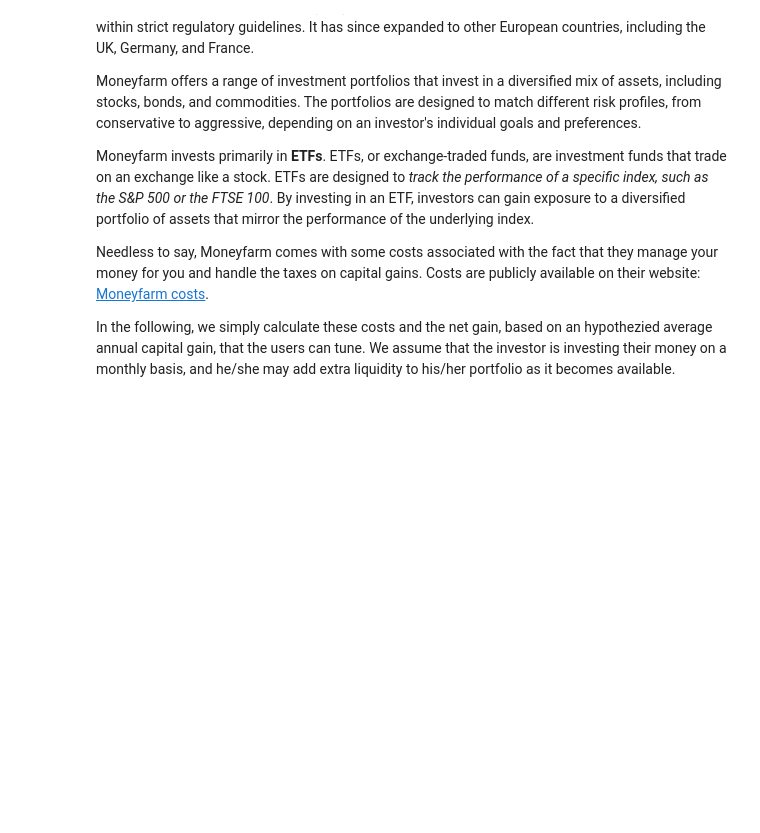
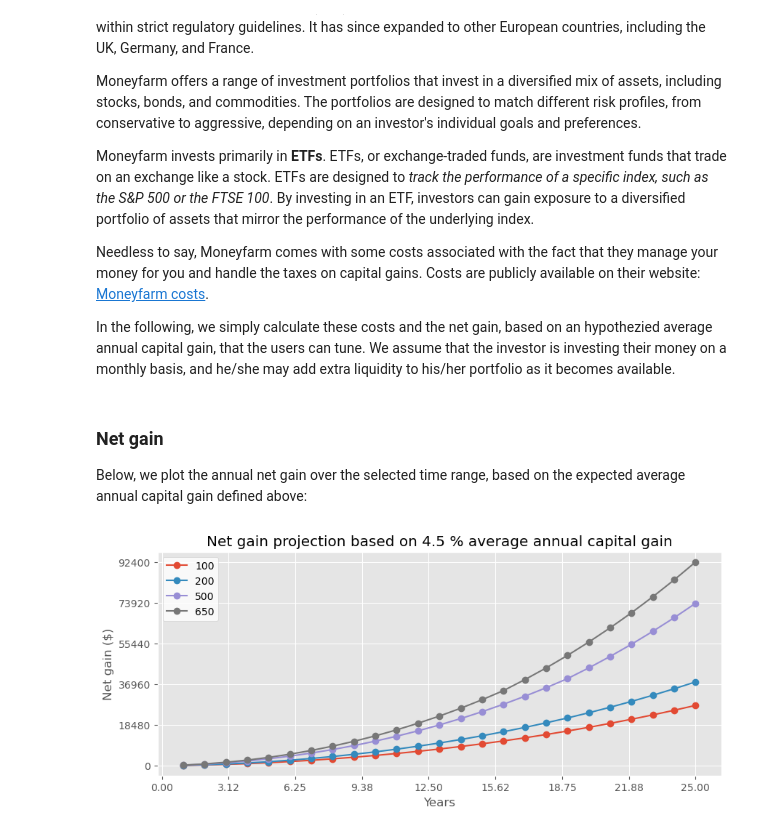
Before and after one commit to mirko-leccese/Moneyfarm-Investment, a Jupyter notebook: mf_investment_costs.ipynb, the cells around one changed output. Drawn from its saved outputs; the diff is of its cells as text; code cells hidden in the pictures; blank space fills up the shorter version.

Commit message:
add simulations and plots

```diff
--- a/mf_investment_costs.ipynb
+++ b/mf_investment_costs.ipynb
@@ -2,6 +2,8 @@
 import numpy as np
 import math
 import matplotlib.pyplot as plt
+
+plt.style.use('ggplot')
 # %% [markdown]
 ## MoneyFarm: cost and gain estimation
 
@@ -29,7 +31,14 @@ mf_costs = np.array([.01, 0.0075, 0.0050, 0.0040])
 
 
 # Investment variables
-monhtly_investement = [100, 150, 200, 250, 500, 1000]
-initial_investement = 5000
+monthly_investment = [100, 200, 500, 650]
+initial_investment = 5000
+year_extra_liq = 1500
+
+# Time range
+years = 25
 # %%
-#
+# Defining output variables
+gain = {}
+capital = {}
+costs = {}
@@ -35,0 +105,33 @@ initial_investement = 5000
+# %% [markdown]
+### Net gain
+
+Below, we plot the annual net gain over the selected time range, based on the expected average annual capital gain defined above:
+# %%
+# Create a figure and axis object
+fig, ax = plt.subplots(figsize=(10,4))
+
+# Loop through the dictionary and plot each list
+for key, values in gain.items():
+    ax.plot(range(1, len(values)+1), values, marker='o', label=key)
+
+# Set x and y ticks:
+xticks = np.linspace(0, years, 9)
+yticks = np.linspace(0, gain[list(gain.keys())[-1]][-1], 6)
+
+plt.xticks(xticks)
+plt.yticks(yticks)
+
+# Add axis labels and a legend
+ax.set_xlabel('Years')
+ax.set_ylabel('Net gain ($)')
+ax.set_title(f'Net gain projection based on {average_annual_gain*100} % average annual capital gain')
+
+# Legend
+legend = plt.legend()
+frame = legend.get_frame()
+frame.set_facecolor('white')
+
+# Show the plot
+plt.show()
+# %% [output]
+[figure, added]
```
Also changed, not shown: parts of 5 cells of this notebook.
